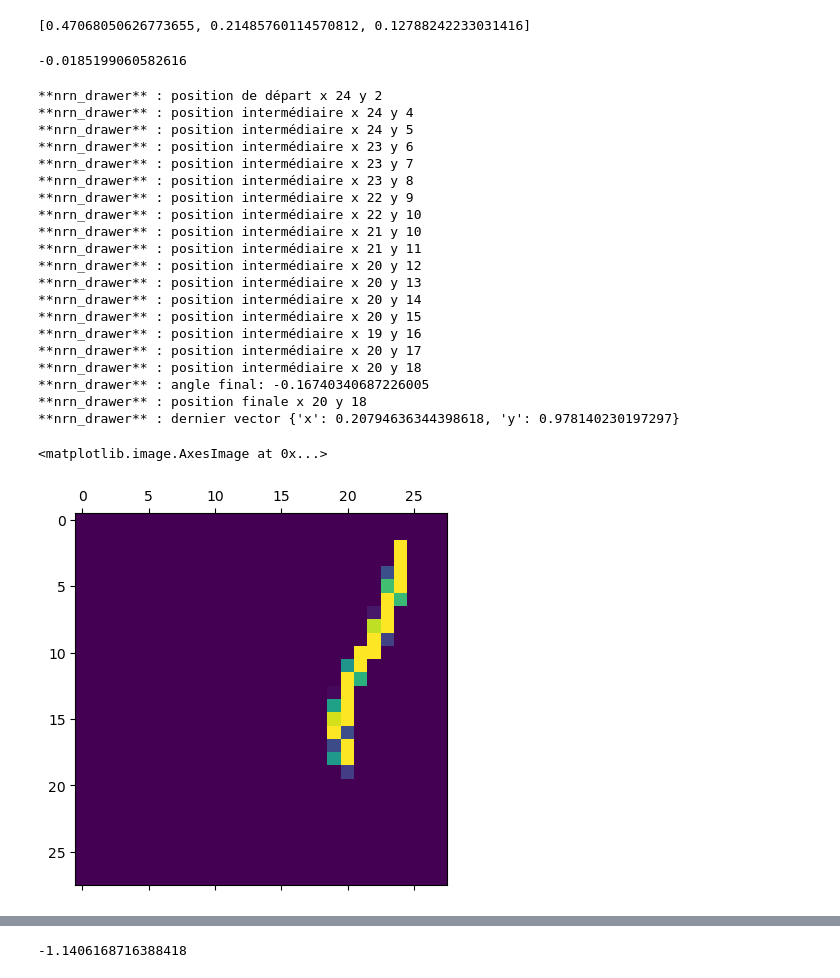
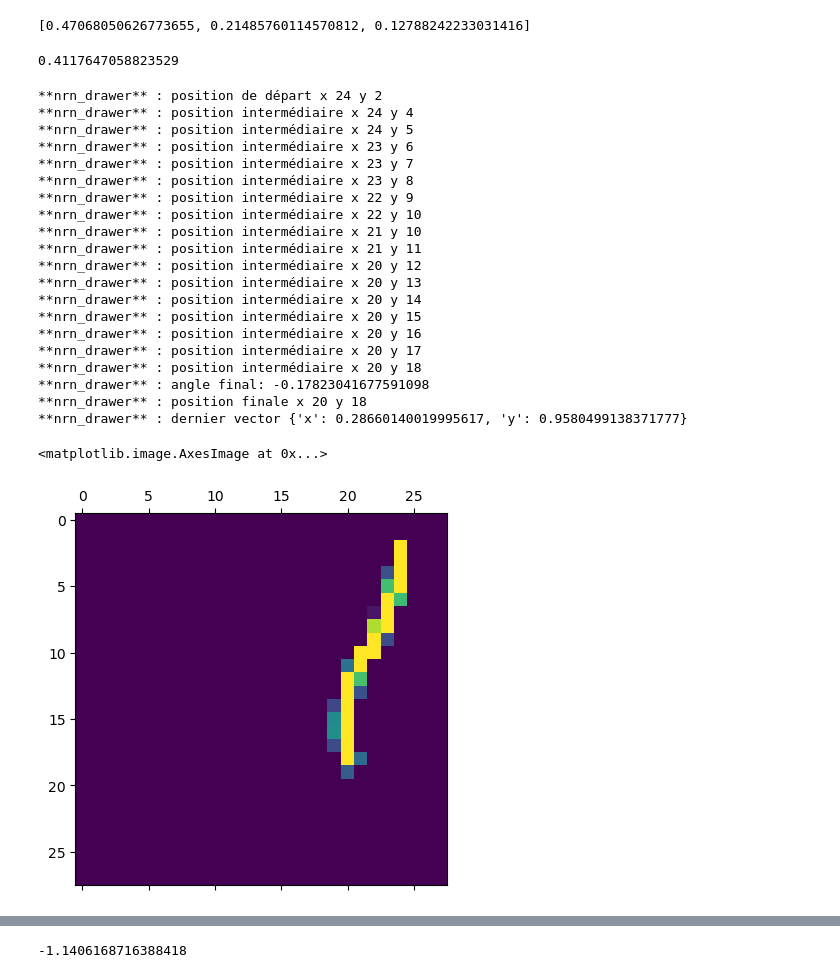
Before and after one commit to oliviermanette/Sentive-One-Shot-Learning-Omniglot, a Jupyter notebook: sandbox metadl/projet article can dynamic neural network improve few shot learning.ipynb, the cells around one changed output, grey strips where cells are left out. Cells and saved outputs as stored; diff of their text form; code cells hidden in the pictures.

```diff
--- a/sandbox metadl/projet article can dynamic neural network improve few shot learning.ipynb
+++ b/sandbox metadl/projet article can dynamic neural network improve few shot learning.ipynb
@@ -439,46 +642,47 @@ print(sbrain.nnet[char_id].nrn_tls.check_curve_geometry(start, b_v, angl, acc, n
 # %% [output]
 [0.47068050626773655, 0.21485760114570812, 0.12788242233031416]
 # %%
--0.12306477575714833/6.645
+7/17
 # %% [output]
--0.0185199060582616
+0.4117647058823529
 # %%
+# {'x': 0.0, 'y': 1.0} 0.12306477575714833 -0.018830949533316203
 mtrx = np.zeros([28,28])
 vector_1= {
     "x" : 0,
     "y" : 1
 }
 angle =  0.12306477575714833
-acc =  -0.018154261414338024
+acc =  -0.018830949533316203
 length = 17
 start= {
     "x" : 24,
     "y" : 2
 }
 
 mtrx, angle, start, vector_1, _ = sbrain.nnet[0].nrn_tls.nrn_drawer(mtrx, vector_1, angle, length, start,acc)
 plt.matshow(mtrx)
 # %% [output]
 **nrn_drawer** : position de départ x 24 y 2
 **nrn_drawer** : position intermédiaire x 24 y 4
 **nrn_drawer** : position intermédiaire x 24 y 5
 **nrn_drawer** : position intermédiaire x 23 y 6
 **nrn_drawer** : position intermédiaire x 23 y 7
 **nrn_drawer** : position intermédiaire x 23 y 8
 **nrn_drawer** : position intermédiaire x 22 y 9
 **nrn_drawer** : position intermédiaire x 22 y 10
 **nrn_drawer** : position intermédiaire x 21 y 10
 **nrn_drawer** : position intermédiaire x 21 y 11
 **nrn_drawer** : position intermédiaire x 20 y 12
 **nrn_drawer** : position intermédiaire x 20 y 13
 **nrn_drawer** : position intermédiaire x 20 y 14
 **nrn_drawer** : position intermédiaire x 20 y 15
-**nrn_drawer** : position intermédiaire x 19 y 16
+**nrn_drawer** : position intermédiaire x 20 y 16
 **nrn_drawer** : position intermédiaire x 20 y 17
 **nrn_drawer** : position intermédiaire x 20 y 18
-**nrn_drawer** : angle final: -0.16740340687226005
+**nrn_drawer** : angle final: -0.17823041677591098
 **nrn_drawer** : position finale x 20 y 18
-**nrn_drawer** : dernier vector {'x': 0.20794636344398618, 'y': 0.978140230197297}
+**nrn_drawer** : dernier vector {'x': 0.28660140019995617, 'y': 0.9580499138371777}
 <matplotlib.image.AxesImage at 0x...>
-[figure, old version]
+[figure, new version]
 # %%
```
Also changed, not shown: parts of 10 cells of this notebook, 3 other files.
